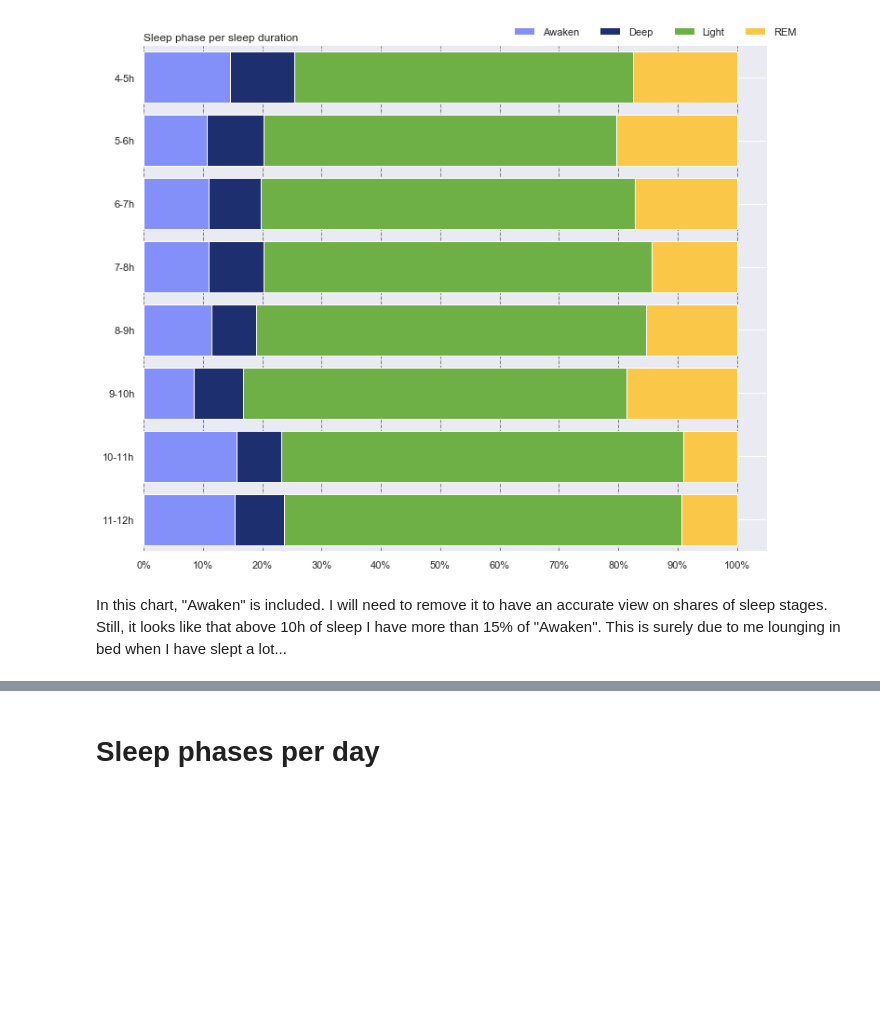
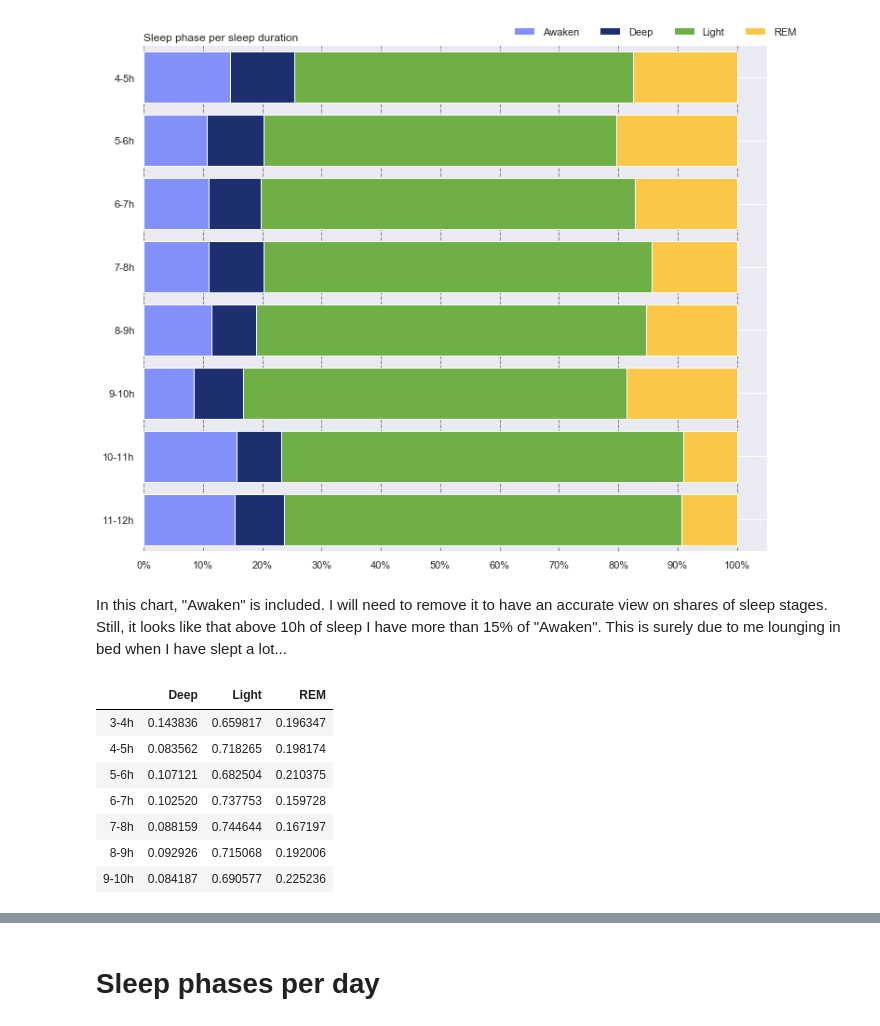
Before and after one commit to SalimAmarti/Sleep_Analysis, a Jupyter notebook: Sleep analysis.ipynb, the cells around one changed output, grey strips where cells are left out. Saved outputs shown, nothing was run; the diff lists cells and outputs as text; code cells hidden in the pictures; blank space fills up the shorter version.

```diff
--- a/Sleep analysis.ipynb
+++ b/Sleep analysis.ipynb
@@ -971,6 +971,17 @@ for i,j in zip(('04:00:00', '05:00:00', '06:00:00', '07:00:00', '08:00:00', '09:
     sleep_data_final_long = sleep_data_final_long.rename(index={m:n[m]})
     t = []
     m=m+1
+# %%
+sleep_data_final_long
+# %% [output]
+|  | Deep | Light | REM |
+| 3-4h | 0.143836 | 0.659817 | 0.196347 |
+| 4-5h | 0.083562 | 0.718265 | 0.198174 |
+| 5-6h | 0.107121 | 0.682504 | 0.210375 |
+| 6-7h | 0.102520 | 0.737753 | 0.159728 |
+| 7-8h | 0.088159 | 0.744644 | 0.167197 |
+| 8-9h | 0.092926 | 0.715068 | 0.192006 |
+| 9-10h | 0.084187 | 0.690577 | 0.225236 |
 # %%
 sleep_data_final_long['Total'] = sleep_data_final_long['Deep']+sleep_data_final_long['Light']+sleep_data_final_long['REM']
 # %%
```
Also changed, not shown: parts of 14 cells of this notebook.
